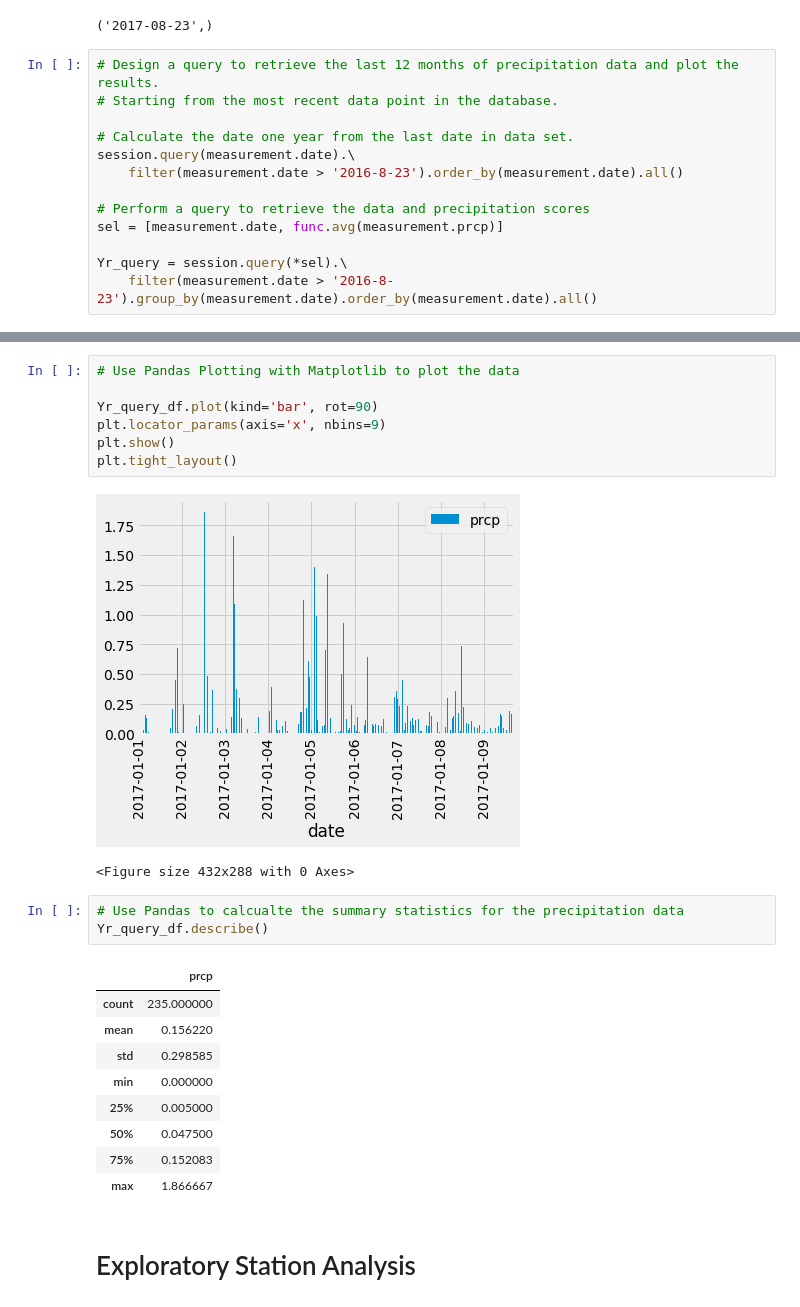
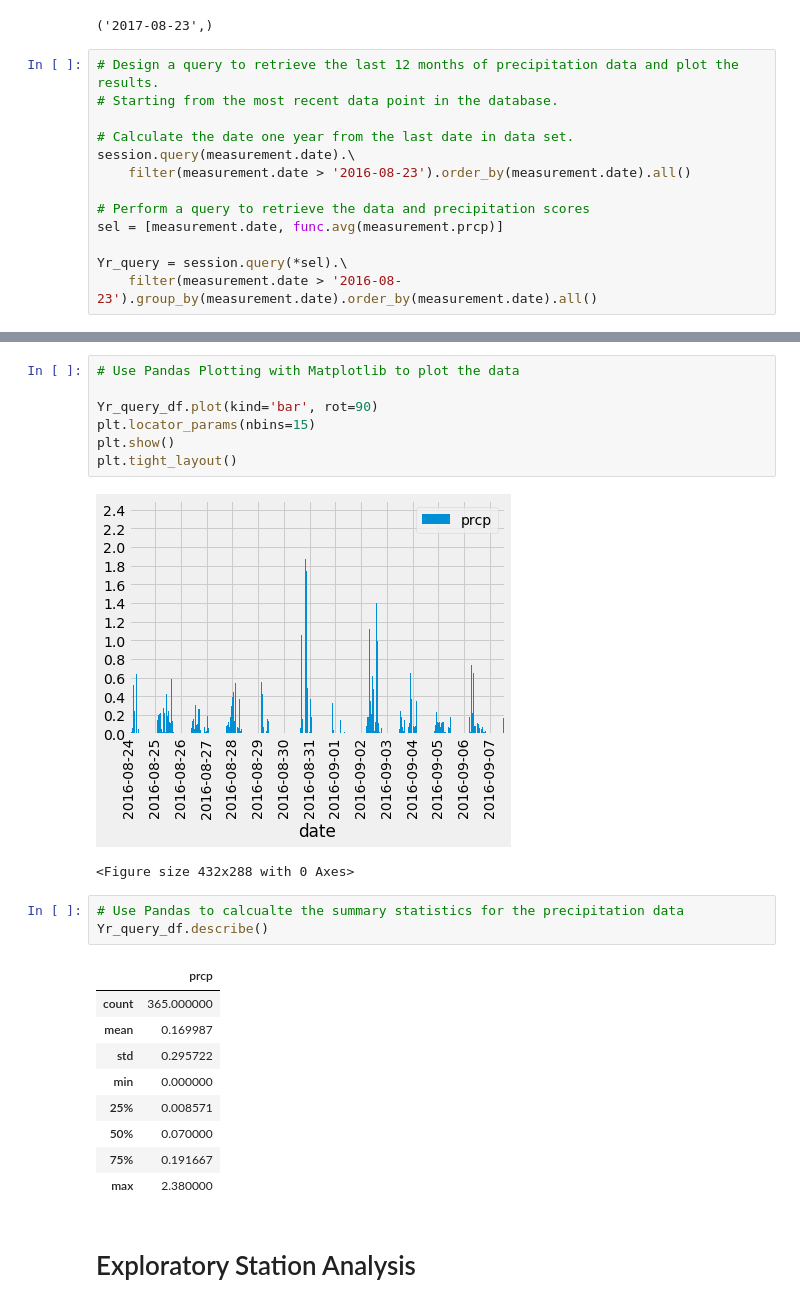
Before and after one commit to DeMaagdJ/SQLalchemy-challenge, a Jupyter notebook: Instructions/climate_starter.ipynb, the cells around one changed output, grey strips where cells are left out. Saved outputs shown, nothing was run; the diff lists cells and outputs as text.

```diff
--- a/Instructions/climate_starter.ipynb
+++ b/Instructions/climate_starter.ipynb
@@ -60,13 +60,13 @@ session.query(measurement.date).order_by(measurement.date.desc()).first()
 
 # Calculate the date one year from the last date in data set.
 session.query(measurement.date).\
-    filter(measurement.date > '2016-8-23').order_by(measurement.date).all()
+    filter(measurement.date > '2016-08-23').order_by(measurement.date).all()
 
 # Perform a query to retrieve the data and precipitation scores
 sel = [measurement.date, func.avg(measurement.prcp)]
 
 Yr_query = session.query(*sel).\
-    filter(measurement.date > '2016-8-23').group_by(measurement.date).order_by(measurement.date).all()
+    filter(measurement.date > '2016-08-23').group_by(measurement.date).order_by(measurement.date).all()
 # %%
 # Save the query results as a Pandas DataFrame and set the index to the date column
 Yr_query_df = pd.DataFrame(Yr_query, columns = ['date', 'prcp'])
@@ -94,26 +94,26 @@ Yr_query_df
 # %%
 # Use Pandas Plotting with Matplotlib to plot the data
 
 Yr_query_df.plot(kind='bar', rot=90)
-plt.locator_params(axis='x', nbins=9)
+plt.locator_params(nbins=15)
 plt.show()
 plt.tight_layout()
 # %% [output]
-[figure, old version]
+[figure, new version]
 <Figure size 432x288 with 0 Axes>
 # %%
 # Use Pandas to calcualte the summary statistics for the precipitation data
 Yr_query_df.describe()
 # %% [output]
 |  | prcp |
-| count | 235.000000 |
-| mean | 0.156220 |
-| std | 0.298585 |
+| count | 365.000000 |
+| mean | 0.169987 |
+| std | 0.295722 |
 | min | 0.000000 |
-| 25% | 0.005000 |
-| 50% | 0.047500 |
-| 75% | 0.152083 |
-| max | 1.866667 |
+| 25% | 0.008571 |
+| 50% | 0.070000 |
+| 75% | 0.191667 |
+| max | 2.380000 |
 # %% [markdown]
 # Exploratory Station Analysis
 # %%
```
Also changed, not shown: parts of 3 cells of this notebook, 1 other file.
